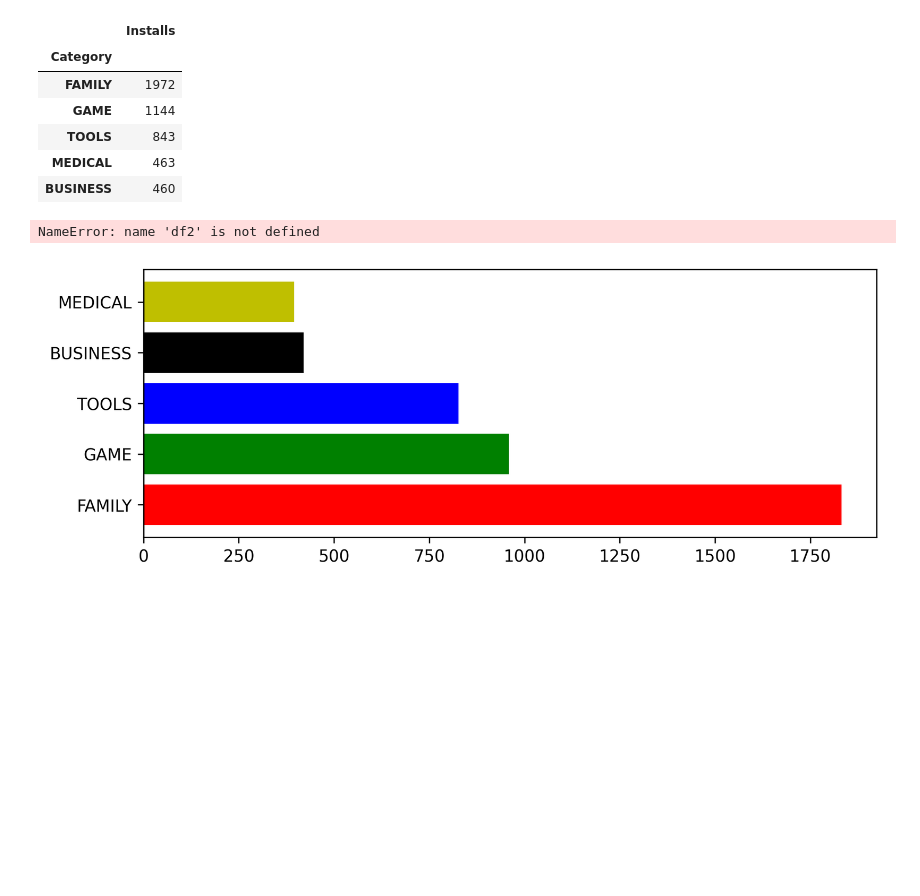
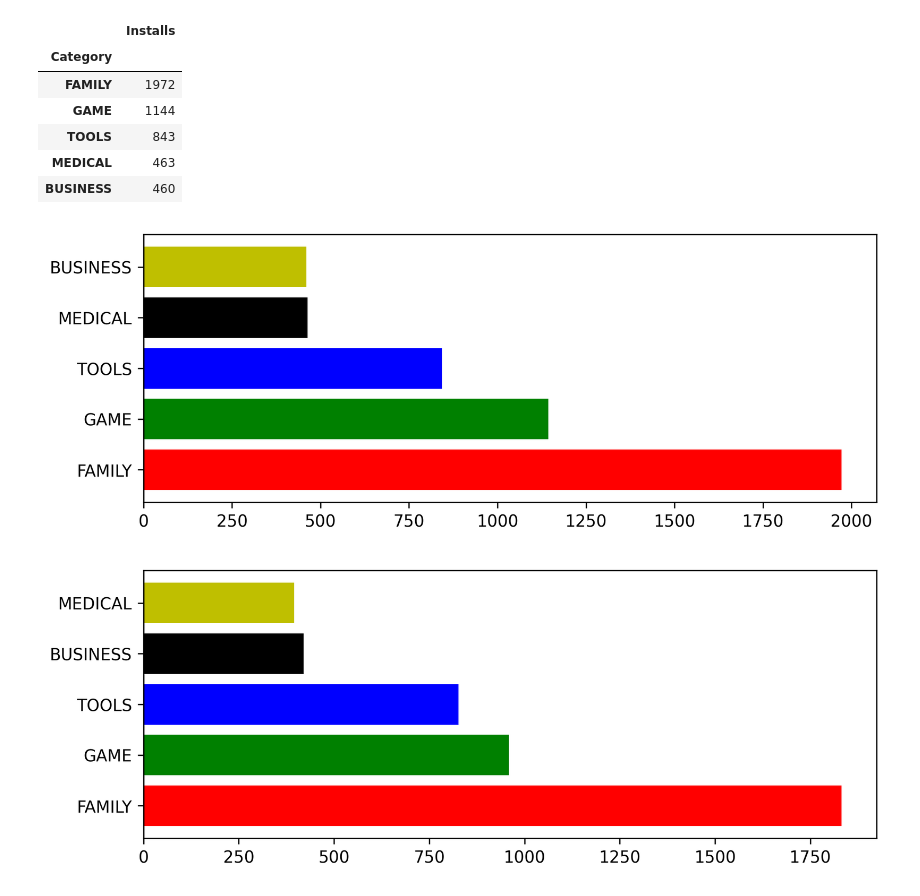
Before and after one commit to fxpeterbs31/capstone-ui-sparta-PeterBS, a Jupyter notebook: flask-ui-skeleton.ipynb, the cells around one changed output. Saved outputs shown, nothing was run; the diff lists cells and outputs as text; code cells hidden in the pictures; blank space fills up the shorter version.

```diff
--- a/flask-ui-skeleton.ipynb
+++ b/flask-ui-skeleton.ipynb
@@ -333,20 +331,20 @@ cat_order
 | BUSINESS | 460 |
 # %%
 cat_order = df2.groupby("Category").agg({
-"Installs" : ["count"]
+    "Installs" : "count"
  }).rename({'Category':'Total'}, axis=1).sort_values(by = "Installs", ascending = False).head()
 X = cat_order.index
 Y = cat_order.Installs
 my_colors = 'rgbkymc'
 # bagian ini digunakan untuk membuat kanvas/figure
 fig = plt.figure(figsize=(8,3),dpi=300)
 fig.add_subplot()
 # bagian ini digunakan untuk membuat bar plot
 plt.barh(X, Y, color=my_colors)
 # bagian ini digunakan untuk menyimpan plot dalam format image.png
 plt.savefig('cat_order.png',bbox_inches="tight")
 # %% [output]
-NameError: name 'df2' is not defined
+[figure, added]
 # %%
 cat_order = df2.groupby(_______).agg({
 _________ : _________
```
Also changed, not shown: parts of 6 cells of this notebook.
